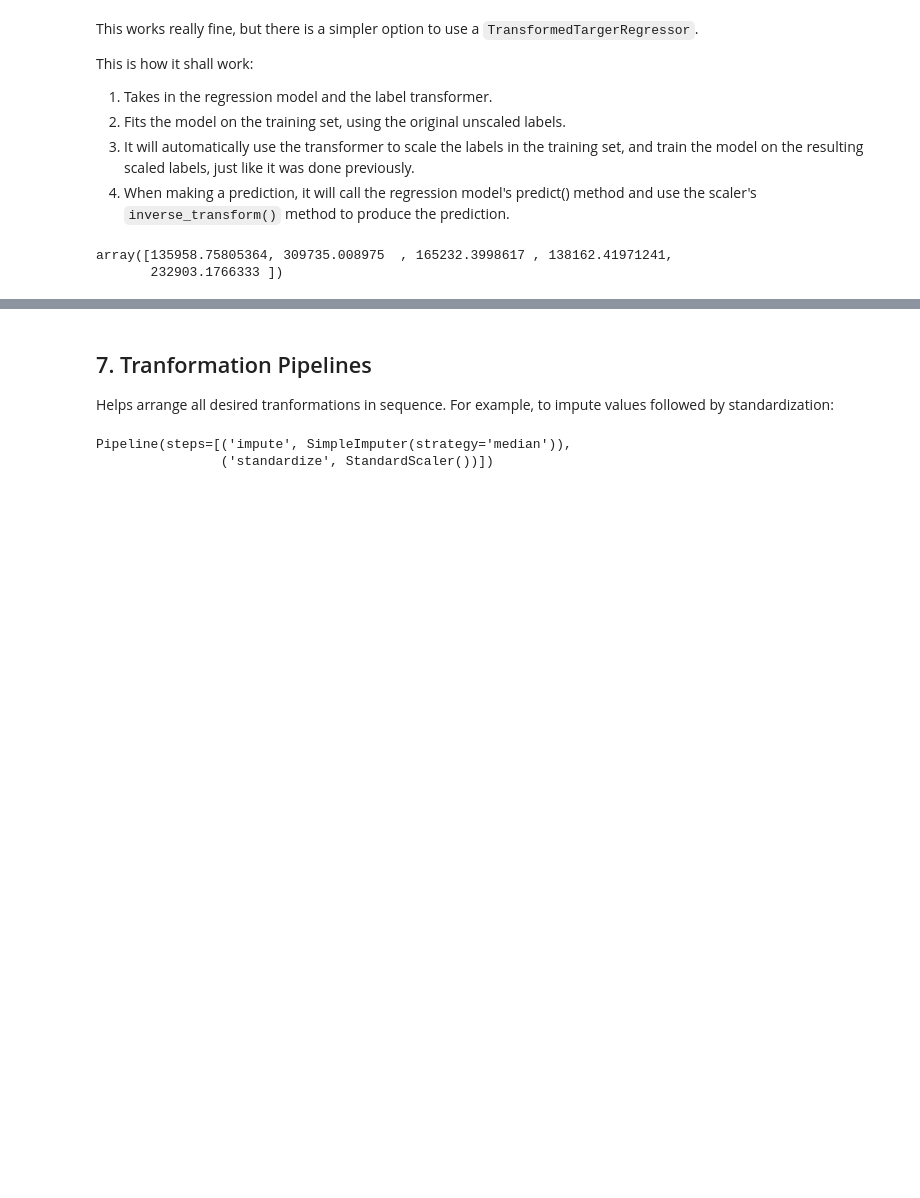
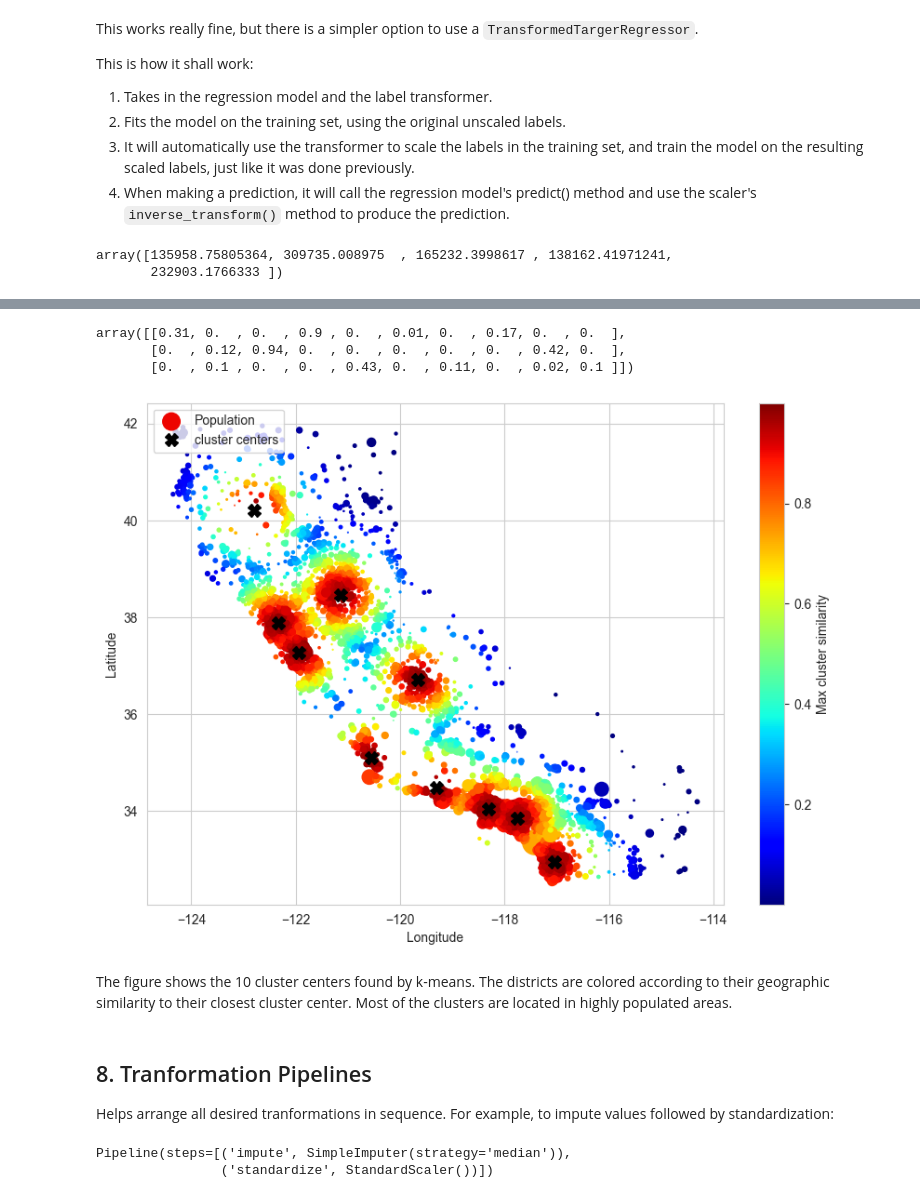
Before and after one commit to peterkahumu/Machine-Learning, a Jupyter notebook: recap_regression_housing.ipynb, the cells around one changed output, grey strips where cells are left out. Saved outputs shown, nothing was run; the diff lists cells and outputs as text; code cells hidden in the pictures; blank space fills up the shorter version.

```diff
--- a/recap_regression_housing.ipynb
+++ b/recap_regression_housing.ipynb
@@ -403,5 +542,58 @@ array([135958.75805364, 309735.008975  , 165232.3998617 , 138162.41971241,
+# %%
+class ClusterSimmilarity(BaseEstimator, TransformerMixin):
+    def __init__(self, n_clusters = 10, gamma = 1.0, random_state = None):
+        self.n_clusters = n_clusters
+        self.gamma = gamma
+        self.random_state = random_state
+
+    def fit(self, X, y=None, sample_weight=None):
+        self.kmeans_ = KMeans(self.n_clusters, random_state=self.random_state)
+        self.kmeans_.fit(X, sample_weight=sample_weight)
+        return self
+
+    def transform(self, X):
+        return rbf_kernel(X, self.kmeans_.cluster_centers_, gamma=self.gamma)
+
+    def get_feature_names_out(self, name=None):
+        return [f"Cluster {i} similarity" for i in range (self.n_clusters)]
+
+# Using the transformer.
+cluster_sim = ClusterSimmilarity(n_clusters=10, gamma=1, random_state=42)
+similarities = cluster_sim.fit_transform(housing[['latitude', 'longitude']], sample_weight=y)
+# %%
+similarities[:3].round(2)
+# %% [output]
+array([[0.31, 0.  , 0.  , 0.9 , 0.  , 0.01, 0.  , 0.17, 0.  , 0.  ],
+       [0.  , 0.12, 0.94, 0.  , 0.  , 0.  , 0.  , 0.  , 0.42, 0.  ],
+       [0.  , 0.1 , 0.  , 0.  , 0.43, 0.  , 0.11, 0.  , 0.02, 0.1 ]])
+# %%
+import matplotlib.pyplot as plt
+
+# Your existing code
+housing_simmilarity = housing.rename(columns={
+    "latitude": "Latitude",
+    "longitude": "Longitude",
+    "population": "Population",
+    "median_house_value": "Median_house_value(usd)"
+})
+
+housing_simmilarity["Max cluster similarity"] = similarities.max(axis=1)
+
+housing_simmilarity.plot(kind="scatter", x='Longitude', y='Latitude', grid=True, s=housing_simmilarity['Population']/100, label='Population', c="Max cluster similarity", cmap='jet', colorbar=True, legend=True, sharex=False, figsize=(10, 7))
+
+plt.plot(cluster_sim.kmeans_.cluster_centers_[:, 1],
+         cluster_sim.kmeans_.cluster_centers_[:, 0],
+         linestyle="", color="black", marker="X", markersize=10, label="cluster centers")
+
+plt.legend(loc='upper left')
+
+plt.show()
+# %% [output]
+[figure, added]
+# %% [markdown]
+The figure shows the 10 cluster centers found by k-means. The districts are colored according to their geographic similarity to their closest cluster center. Most of the clusters are located in highly populated areas.
 # %% [markdown]
-## 7. Tranformation Pipelines
+## 8. Tranformation Pipelines
 
 Helps arrange all desired tranformations in sequence. For example, to impute values followed by standardization:
 # %%
```
Also changed, not shown: parts of 25 cells of this notebook.
